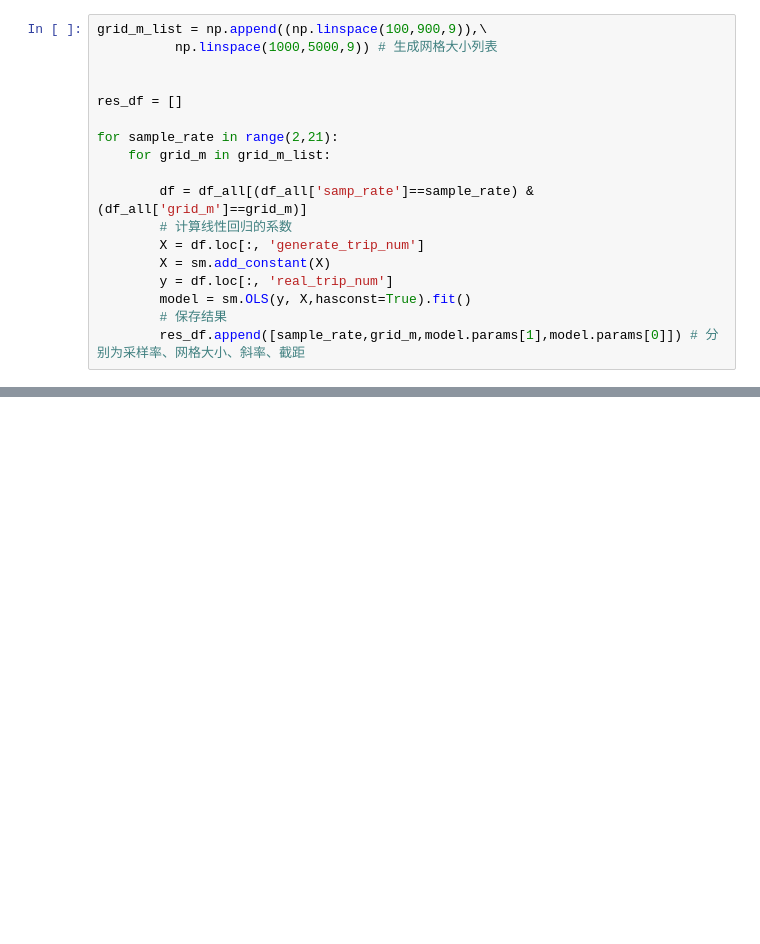
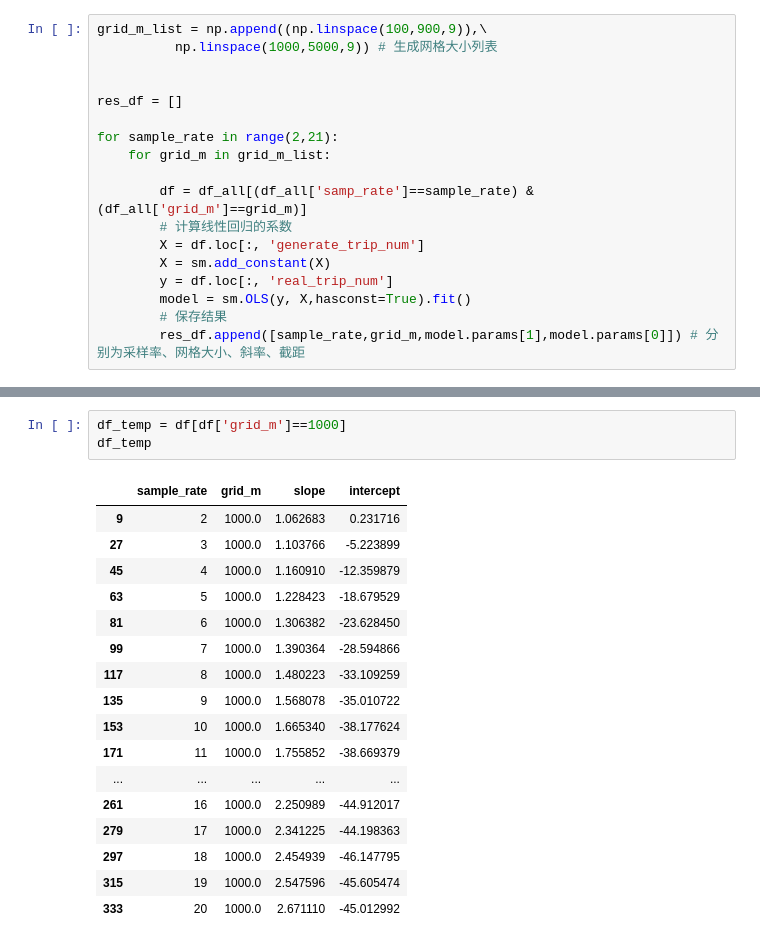
Before and after one commit to yongqi8753/kk_my_code, a Jupyter notebook: 线性模型.ipynb, the cells around one changed output, grey strips where cells are left out. Cells and saved outputs as stored; diff of their text form; blank space fills up the shorter version.

```diff
--- a/线性模型.ipynb
+++ b/线性模型.ipynb
@@ -45,0 +95,21 @@ res_df
+# %%
+df_temp = df[df['grid_m']==1000]
+df_temp
+# %% [output]
+|  | sample_rate | grid_m | slope | intercept |
+| 9 | 2 | 1000.0 | 1.062683 | 0.231716 |
+| 27 | 3 | 1000.0 | 1.103766 | -5.223899 |
+| 45 | 4 | 1000.0 | 1.160910 | -12.359879 |
+| 63 | 5 | 1000.0 | 1.228423 | -18.679529 |
+| 81 | 6 | 1000.0 | 1.306382 | -23.628450 |
+| 99 | 7 | 1000.0 | 1.390364 | -28.594866 |
+| 117 | 8 | 1000.0 | 1.480223 | -33.109259 |
+| 135 | 9 | 1000.0 | 1.568078 | -35.010722 |
+| 153 | 10 | 1000.0 | 1.665340 | -38.177624 |
+| 171 | 11 | 1000.0 | 1.755852 | -38.669379 |
+| ... | ... | ... | ... | ... |
+| 261 | 16 | 1000.0 | 2.250989 | -44.912017 |
+| 279 | 17 | 1000.0 | 2.341225 | -44.198363 |
+| 297 | 18 | 1000.0 | 2.454939 | -46.147795 |
+| 315 | 19 | 1000.0 | 2.547596 | -45.605474 |
+| 333 | 20 | 1000.0 | 2.671110 | -45.012992 |
```
Also changed, not shown: parts of 7 cells of this notebook.
